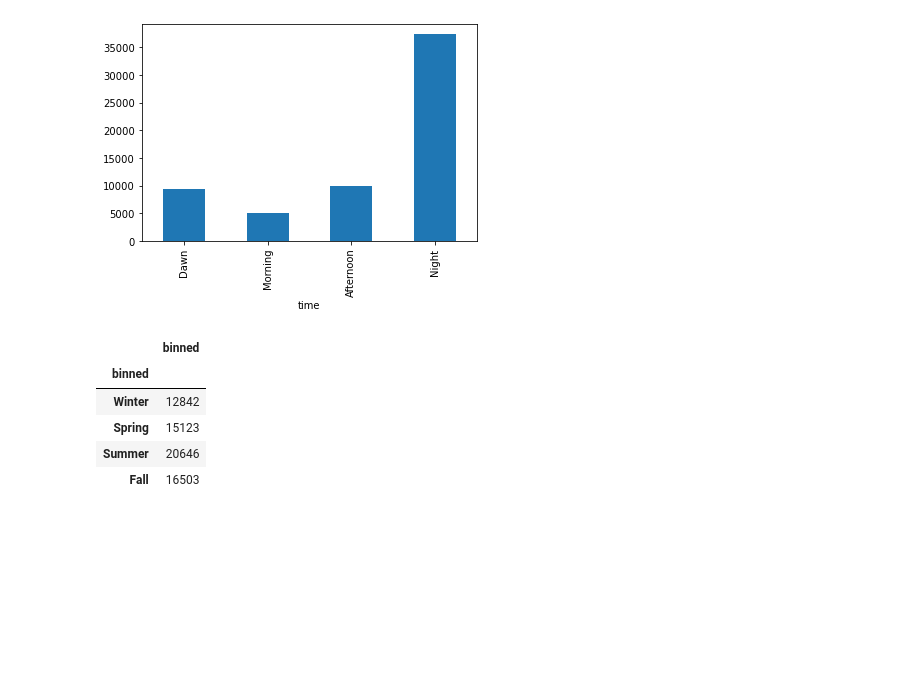
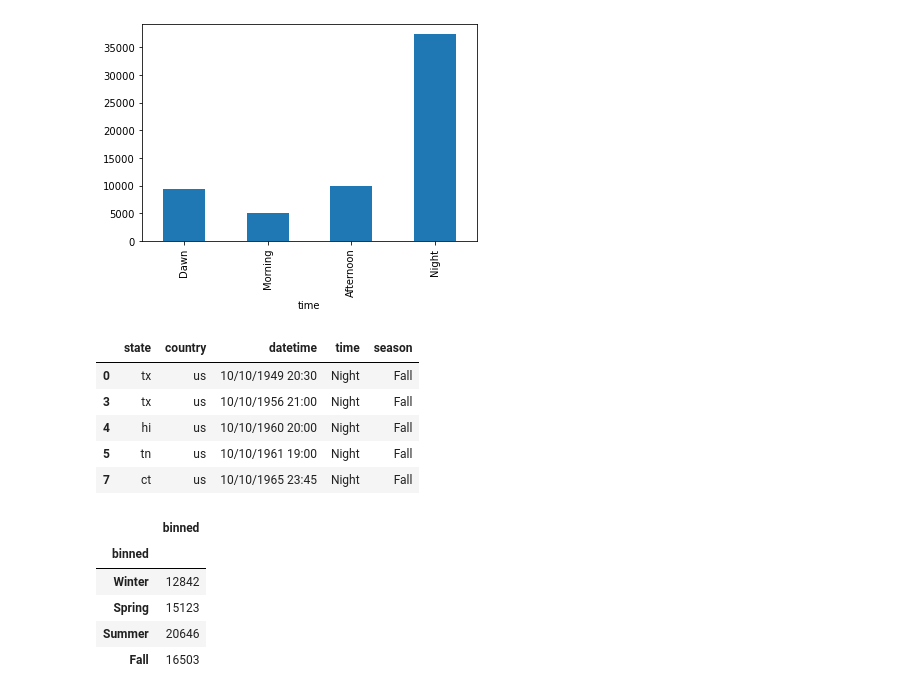
Before and after one commit to AmyWagarCinch/UFO-Sighting-Analysis, a Jupyter notebook: binned_plot.ipynb, the cells around one changed output. Saved outputs shown, nothing was run; the diff lists cells and outputs as text; code cells hidden in the pictures; blank space fills up the shorter version.

```diff
--- a/binned_plot.ipynb
+++ b/binned_plot.ipynb
@@ -18,7 +18,7 @@ ufo_df.head()
 #ufo_df = ufo_df['datetime'].apply(lambda x: pd.Series(x.split(' ')))
 #ufo_df.head()
 # %%
-ufo_us_df = ufo_df[["country","datetime"]]
+ufo_us_df = ufo_df[['state',"country","datetime"]]
 ufo_us_df.head()
 
 #get rid of nans
@@ -56,3 +56,5 @@ df_timeofday[0] = df_timeofday[0].astype(int)
 bins = [0,6,12,18,24]
 labels = ["Dawn","Morning","Afternoon","Night"]
 df_timeofday["time"] = pd.cut(df_timeofday[0], bins=bins, labels=labels)
+df_timeofday = df_timeofday[[0,'time']]
+ufo_us_df = ufo_us_df.merge(df_timeofday,left_index=True,right_index=True)
@@ -75,11 +86,19 @@ timeofday_1["time"].plot(kind="bar")
 # %%
 df_season[0] = df_season[0].astype(int)
 # %%
-#new_df.groupby(0).count()[2]
-
 bins = [0,3,6,9,12]
 labels = ["Winter","Spring","Summer","Fall"]
-df_season['binned'] = pd.cut(df_season[0], bins=bins, labels=labels)
+df_season['season'] = pd.cut(df_season[0], bins=bins, labels=labels)
+df_season = df_season[[0,'season']]
+ufo_us_df = ufo_us_df.merge(df_season,left_index=True,right_index=True)
+ufo_us_df.head()
+# %% [output]
+|  | state | country | datetime | time | season |
+| 0 | tx | us | 10/10/1949 20:30 | Night | Fall |
+| 3 | tx | us | 10/10/1956 21:00 | Night | Fall |
+| 4 | hi | us | 10/10/1960 20:00 | Night | Fall |
+| 5 | tn | us | 10/10/1961 19:00 | Night | Fall |
+| 7 | ct | us | 10/10/1965 23:45 | Night | Fall |
 # %%
 #new_df.head()
 df = df_season.groupby("binned").agg({"binned":"count"})
```
Also changed, not shown: parts of 1 cell of this notebook, 1 other file.
